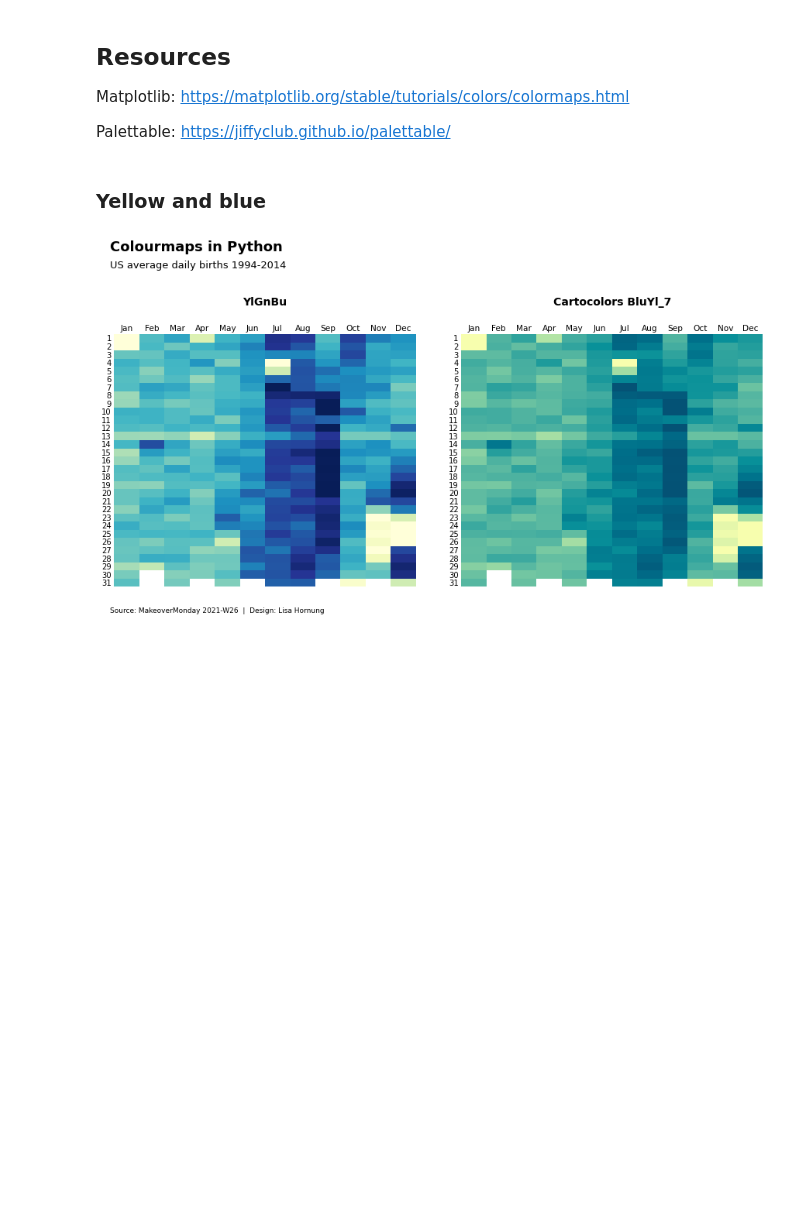
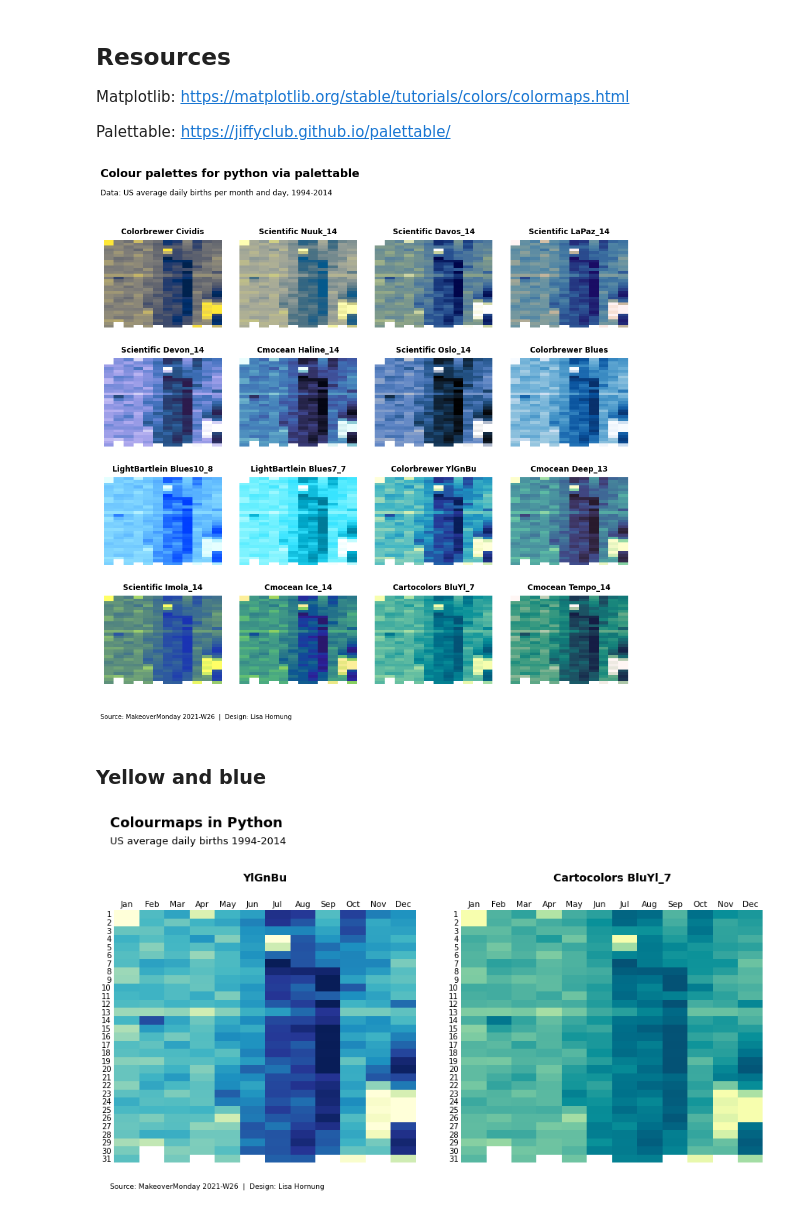
Before and after one commit to Lisa-Ho/makeover-monday, a Jupyter notebook: 2021-W26/MakeoverMonday2021W26.ipynb, the cells around one changed output. Cells and saved outputs as stored; diff of their text form; code cells hidden in the pictures; blank space fills up the shorter version.

Commit message:
finalised charts

```diff
--- a/2021-W26/Untitled.ipynb
+++ b/2021-W26/MakeoverMonday2021W26.ipynb
@@ -41,6 +73,40 @@ def format_plot():
     plt.gca().tick_params(axis='both', length = 0)
     plt.gca().set_ylabel("")
     plt.gca().set_xlabel("")
+# %%
+cmaps = ["cividis_r", "Nuuk_14", "Davos_14", "LaPaz_14",
+        "Devon_14", "Haline_14", "Oslo_14", "Blues",
+         "Blues10_8","Blues7_7", "YlGnBu",
+          "Deep_13","Imola_14", "Ice_14","BluYl_7",
+         "Tempo_14" ]
+
+#Create plot
+fig, ax = plt.subplots(figsize=(15,20))
+fig.subplots_adjust(wspace = 0.15, hspace = 0.35)
+fig.set_facecolor("#FFFFFF")
+
+pos = 0
+
+for cmap in cmaps:
+    pos +=1
+
+    #plot
+    plt.subplot(6,4,pos)
+    sns.heatmap(data, cmap=cmap_dict[cmap][1], robust=True, cbar=False)
+    plt.gca().axis('off')
+    plt.title(cmap_dict[cmap][0], fontsize = 12, fontweight='bold', y=1.03)
+
+#set main title
+fig.text(0.12,0.95, "Colour palettes for python via palettable",fontweight = "bold", fontsize=18  )
+fig.text(0.12,0.93, "Data: US average daily births per month and day, 1994-2014",fontweight = "regular", fontsize=12  )
+fig.text(0.12,0.35, "Source: MakeoverMonday 2021-W26  |  Design: Lisa Hornung ",fontweight = "regular", fontsize=10  )
+
+#save
+plt.savefig("MakeoverMonday2021W26_heatmap_blues.png", bbox_inches="tight",pad_inches=0.2, transparent=False)
+
+plt.show()
+# %% [output]
+[figure, added]
 # %% [markdown]
 ### Yellow and blue
 # %%
```
Also changed, not shown: parts of 2 cells of this notebook.
